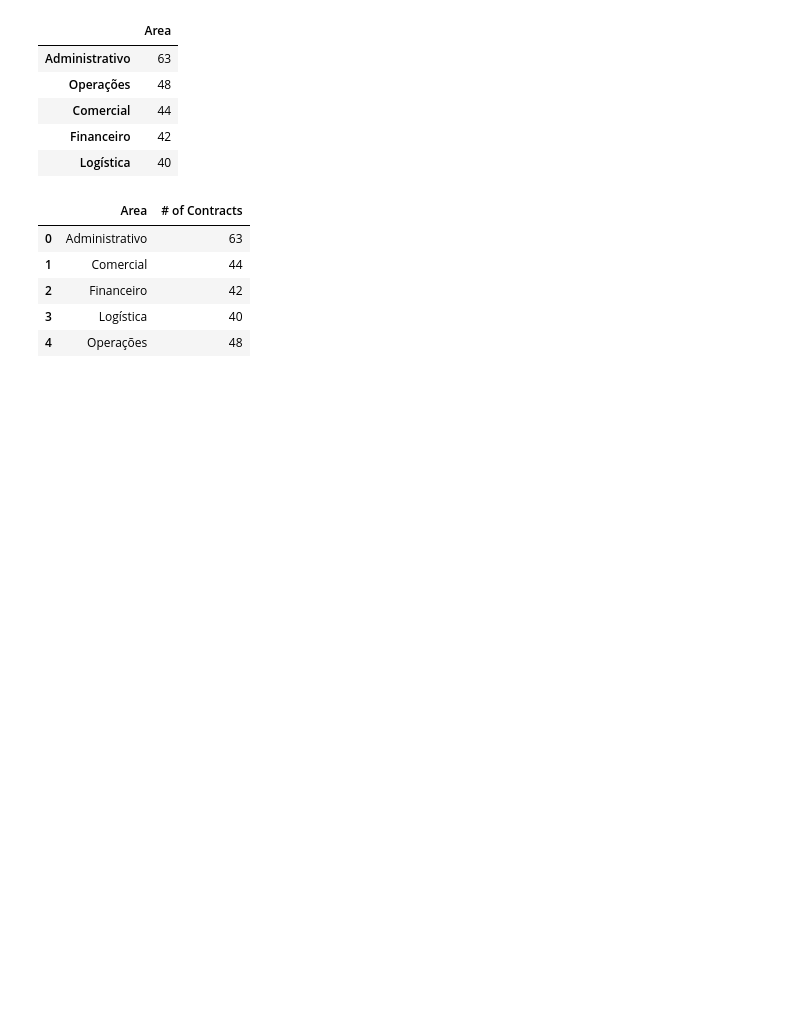
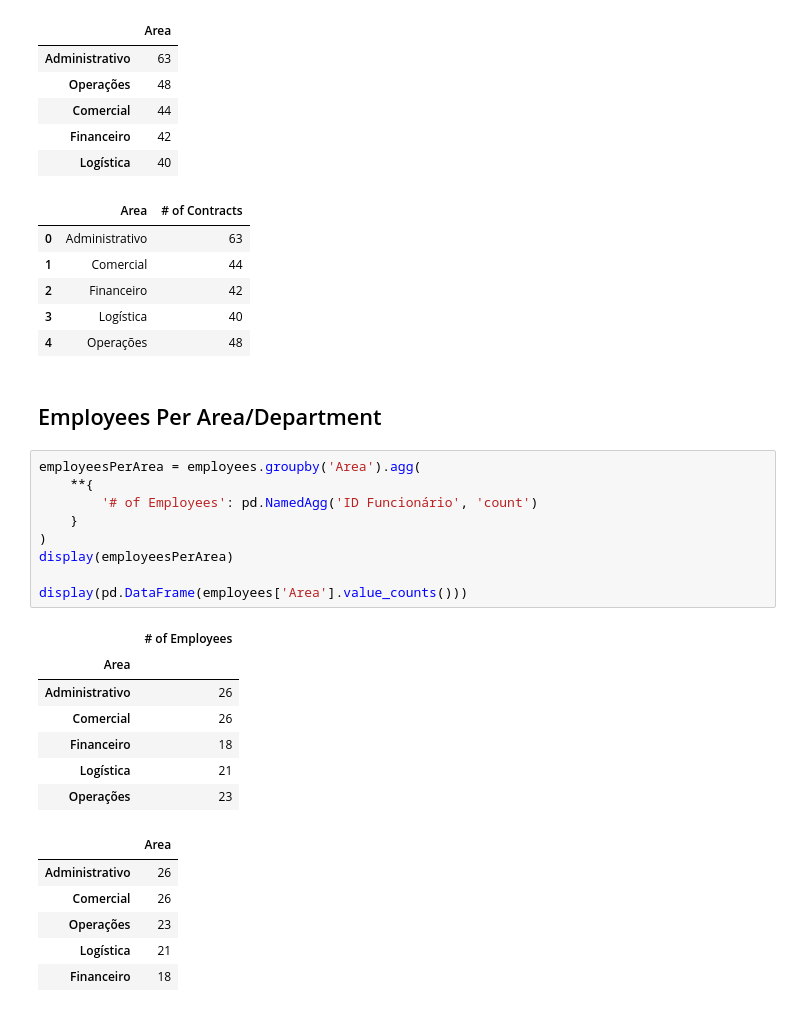
Before and after one commit to igornunespatricio/Python-Course, a Jupyter notebook: Data Analysis/Mini Project/code.ipynb, the cells around one changed output. Saved outputs shown, nothing was run; the diff lists cells and outputs as text; blank space fills up the shorter version.

```diff
--- a/Data Analysis/Mini Project/code.ipynb
+++ b/Data Analysis/Mini Project/code.ipynb
@@ -138,3 +138,28 @@ contractsPerArea.groupby('Area').agg(
 | 2 | Financeiro | 42 |
 | 3 | Logística | 40 |
 | 4 | Operações | 48 |
+# %% [markdown]
+## Employees Per Area/Department
+# %%
+employeesPerArea = employees.groupby('Area').agg(
+    **{
+        '# of Employees': pd.NamedAgg('ID Funcionário', 'count')
+    }
+)
+display(employeesPerArea)
+
+display(pd.DataFrame(employees['Area'].value_counts()))
+# %% [output]
+|  | # of Employees |
+| Area |  |
+| Administrativo | 26 |
+| Comercial | 26 |
+| Financeiro | 18 |
+| Logística | 21 |
+| Operações | 23 |
+|  | Area |
+| Administrativo | 26 |
+| Comercial | 26 |
+| Operações | 23 |
+| Logística | 21 |
+| Financeiro | 18 |
```
Also changed, not shown: parts of 3 cells of this notebook.
